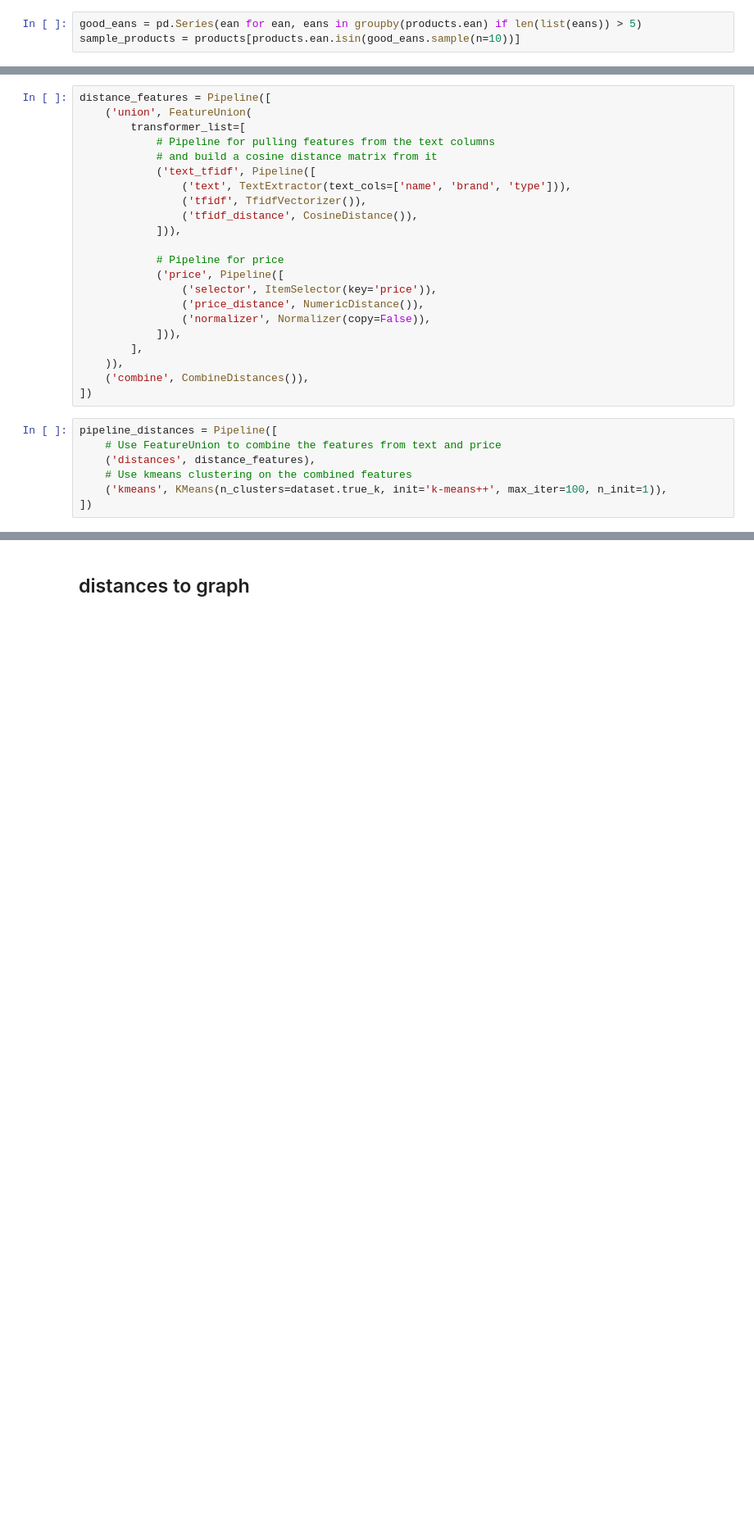
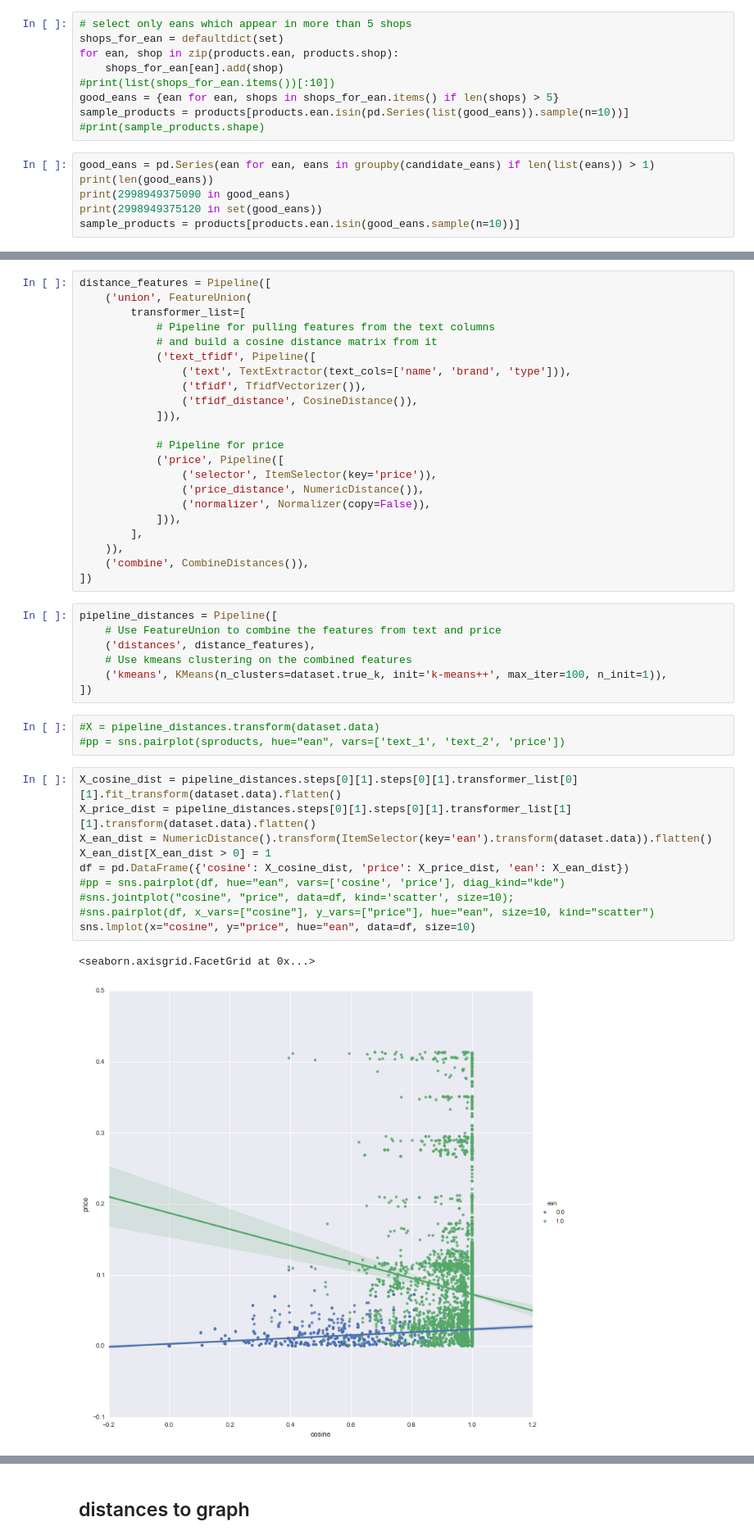
Before and after one commit to ephes/price_comparison, a Jupyter notebook: parse_csv.ipynb, the cells around one changed output, grey strips where cells are left out. Shown: that part at 82% size. Drawn from its saved outputs; the diff is of its cells as text; blank space fills up the shorter version.

Commit message:
better sample data

```diff
--- a/parse_csv.ipynb
+++ b/parse_csv.ipynb
@@ -101,3 +119,15 @@ products = products[~products.price.isnull()]
+# %%
+# select only eans which appear in more than 5 shops
+shops_for_ean = defaultdict(set)
+for ean, shop in zip(products.ean, products.shop):
+    shops_for_ean[ean].add(shop)
+#print(list(shops_for_ean.items())[:10])
+good_eans = {ean for ean, shops in shops_for_ean.items() if len(shops) > 5}
+sample_products = products[products.ean.isin(pd.Series(list(good_eans)).sample(n=10))]
+#print(sample_products.shape)
 # %%
-good_eans = pd.Series(ean for ean, eans in groupby(products.ean) if len(list(eans)) > 5)
+good_eans = pd.Series(ean for ean, eans in groupby(candidate_eans) if len(list(eans)) > 1)
+print(len(good_eans))
+print(2998949375090 in good_eans)
+print(2998949375120 in set(good_eans))
 sample_products = products[products.ean.isin(good_eans.sample(n=10))]
@@ -211,3 +271,19 @@ pipeline_distances = Pipeline([
     # Use kmeans clustering on the combined features
     ('kmeans', KMeans(n_clusters=dataset.true_k, init='k-means++', max_iter=100, n_init=1)),
 ])
+# %%
+#X = pipeline_distances.transform(dataset.data)
+#pp = sns.pairplot(sproducts, hue="ean", vars=['text_1', 'text_2', 'price'])
+# %%
+X_cosine_dist = pipeline_distances.steps[0][1].steps[0][1].transformer_list[0][1].fit_transform(dataset.data).flatten()
+X_price_dist = pipeline_distances.steps[0][1].steps[0][1].transformer_list[1][1].transform(dataset.data).flatten()
+X_ean_dist = NumericDistance().transform(ItemSelector(key='ean').transform(dataset.data)).flatten()
+X_ean_dist[X_ean_dist > 0] = 1
+df = pd.DataFrame({'cosine': X_cosine_dist, 'price': X_price_dist, 'ean': X_ean_dist})
+#pp = sns.pairplot(df, hue="ean", vars=['cosine', 'price'], diag_kind="kde")
+#sns.jointplot("cosine", "price", data=df, kind='scatter', size=10);
+#sns.pairplot(df, x_vars=["cosine"], y_vars=["price"], hue="ean", size=10, kind="scatter")
+sns.lmplot(x="cosine", y="price", hue="ean", data=df, size=10)
+# %% [output]
+<seaborn.axisgrid.FacetGrid at 0x...>
+[figure, added]
```
Also changed, not shown: parts of 17 cells of this notebook.
